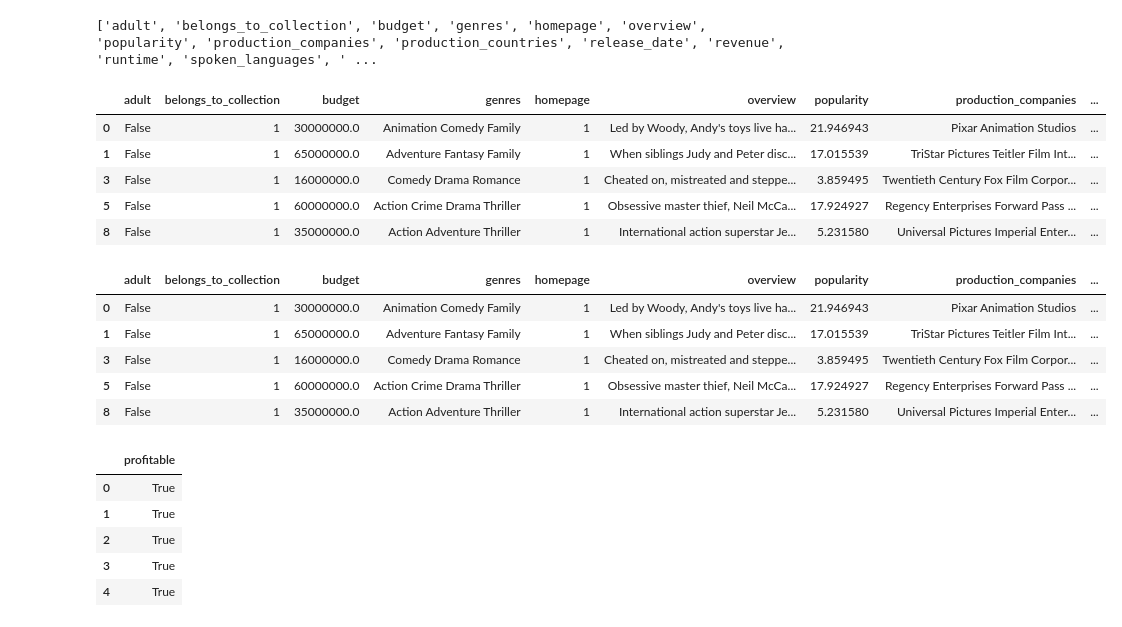
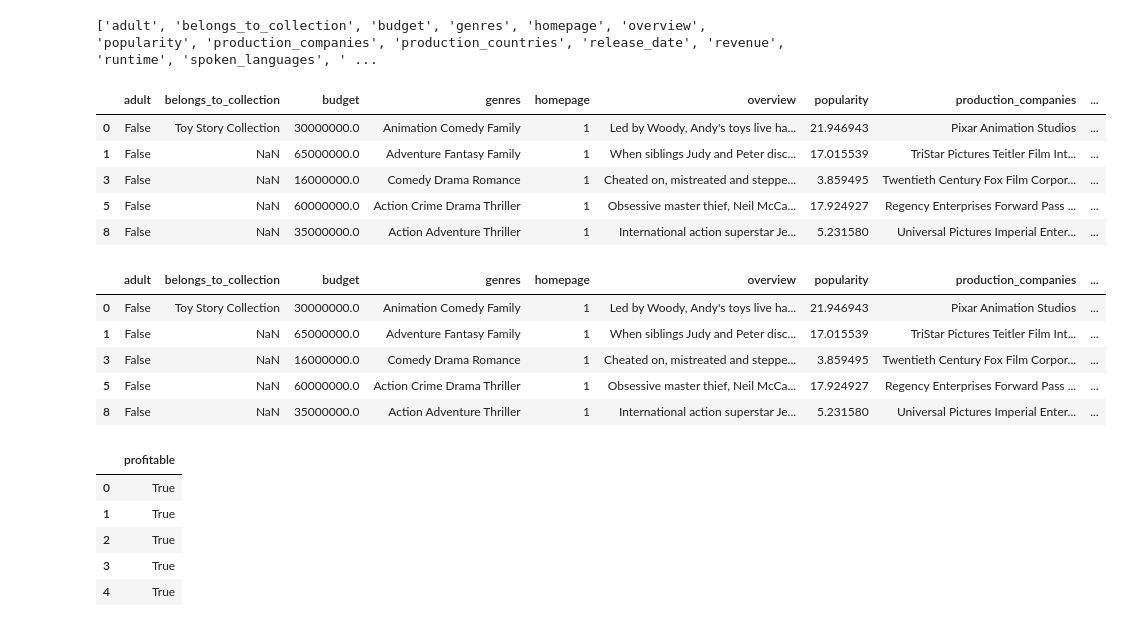
Before and after one commit to jjamay/SYDE-522-Project, a Jupyter notebook: data_prep.ipynb, the cells around one changed output. Saved outputs shown, nothing was run; the diff lists cells and outputs as text; code cells hidden in the pictures.

Commit message:
Fixing belongs to collection field

```diff
--- a/data_prep.ipynb
+++ b/data_prep.ipynb
@@ -77,7 +76,6 @@ print(list(movies_md_df.columns))
 ['adult', 'belongs_to_collection', 'budget', 'genres', 'homepage', 'overview', 'popularity', 'production_companies', 'production_countries', 'release_date', 'revenue', 'runtime', 'spoken_languages', ' ...
 # %%
 movies_md_df['homepage'] = movies_md_df['homepage'].apply(lambda x: 0 if x == np.nan else 1)
-movies_md_df['belongs_to_collection'] = movies_md_df['belongs_to_collection'].apply(lambda x: 0 if x == np.nan else 1)
 movies_md_df['producers'] = movies_md_df['crew'].apply(get_role_list, role='Producer')
 movies_md_df['executive_producers'] = movies_md_df['crew'].apply(get_role_list, role='Executive Producer')
 
@@ -97,11 +95,11 @@ for col in columns_with_list_of_str:
 movies_md_df.head()
 # %% [output]
 |  | adult | belongs_to_collection | budget | genres | homepage | overview | popularity | production_companies | ... |
-| 0 | False | 1 | 30000000.0 | Animation Comedy Family | 1 | Led by Woody, Andy's toys live ha... | 21.946943 | Pixar Animation Studios | ... |
-| 1 | False | 1 | 65000000.0 | Adventure Fantasy Family | 1 | When siblings Judy and Peter disc... | 17.015539 | TriStar Pictures Teitler Film Int... | ... |
-| 3 | False | 1 | 16000000.0 | Comedy Drama Romance | 1 | Cheated on, mistreated and steppe... | 3.859495 | Twentieth Century Fox Film Corpor... | ... |
-| 5 | False | 1 | 60000000.0 | Action Crime Drama Thriller | 1 | Obsessive master thief, Neil McCa... | 17.924927 | Regency Enterprises Forward Pass ... | ... |
-| 8 | False | 1 | 35000000.0 | Action Adventure Thriller | 1 | International action superstar Je... | 5.231580 | Universal Pictures Imperial Enter... | ... |
+| 0 | False | Toy Story Collection | 30000000.0 | Animation Comedy Family | 1 | Led by Woody, Andy's toys live ha... | 21.946943 | Pixar Animation Studios | ... |
+| 1 | False | NaN | 65000000.0 | Adventure Fantasy Family | 1 | When siblings Judy and Peter disc... | 17.015539 | TriStar Pictures Teitler Film Int... | ... |
+| 3 | False | NaN | 16000000.0 | Comedy Drama Romance | 1 | Cheated on, mistreated and steppe... | 3.859495 | Twentieth Century Fox Film Corpor... | ... |
+| 5 | False | NaN | 60000000.0 | Action Crime Drama Thriller | 1 | Obsessive master thief, Neil McCa... | 17.924927 | Regency Enterprises Forward Pass ... | ... |
+| 8 | False | NaN | 35000000.0 | Action Adventure Thriller | 1 | International action superstar Je... | 5.231580 | Universal Pictures Imperial Enter... | ... |
 # %%
 # drop all rows that contain non-ascii characters
 import string
@@ -109,39 +107,40 @@ import string
 def is_all_ascii(chars):
     if pd.isnull(chars):
         return True
 
     printable = set(string.printable)
     for char in chars:
         if char not in printable:
             return False
 
     return True
 
 text_cols = [
     'genres',
     'overview',
     'production_companies',
     'production_countries',
     'tagline',
     'title',
     'cast',
     'keywords',
     'director',
     'producers',
-    'executive_producers'
+    'executive_producers',
+    'belongs_to_collection'
 ]
 
 for col in text_cols:
     movies_md_df = movies_md_df[movies_md_df[col].apply(is_all_ascii)]
 
 movies_md_df.head()
 # %% [output]
 |  | adult | belongs_to_collection | budget | genres | homepage | overview | popularity | production_companies | ... |
-| 0 | False | 1 | 30000000.0 | Animation Comedy Family | 1 | Led by Woody, Andy's toys live ha... | 21.946943 | Pixar Animation Studios | ... |
-| 1 | False | 1 | 65000000.0 | Adventure Fantasy Family | 1 | When siblings Judy and Peter disc... | 17.015539 | TriStar Pictures Teitler Film Int... | ... |
-| 3 | False | 1 | 16000000.0 | Comedy Drama Romance | 1 | Cheated on, mistreated and steppe... | 3.859495 | Twentieth Century Fox Film Corpor... | ... |
-| 5 | False | 1 | 60000000.0 | Action Crime Drama Thriller | 1 | Obsessive master thief, Neil McCa... | 17.924927 | Regency Enterprises Forward Pass ... | ... |
-| 8 | False | 1 | 35000000.0 | Action Adventure Thriller | 1 | International action superstar Je... | 5.231580 | Universal Pictures Imperial Enter... | ... |
+| 0 | False | Toy Story Collection | 30000000.0 | Animation Comedy Family | 1 | Led by Woody, Andy's toys live ha... | 21.946943 | Pixar Animation Studios | ... |
+| 1 | False | NaN | 65000000.0 | Adventure Fantasy Family | 1 | When siblings Judy and Peter disc... | 17.015539 | TriStar Pictures Teitler Film Int... | ... |
+| 3 | False | NaN | 16000000.0 | Comedy Drama Romance | 1 | Cheated on, mistreated and steppe... | 3.859495 | Twentieth Century Fox Film Corpor... | ... |
+| 5 | False | NaN | 60000000.0 | Action Crime Drama Thriller | 1 | Obsessive master thief, Neil McCa... | 17.924927 | Regency Enterprises Forward Pass ... | ... |
+| 8 | False | NaN | 35000000.0 | Action Adventure Thriller | 1 | International action superstar Je... | 5.231580 | Universal Pictures Imperial Enter... | ... |
 # %%
 y = movies_md_df['revenue_divide_budget'].apply(lambda x: x >= 1)
 y = pd.DataFrame(y.values, columns=['profitable'])
```
Also changed, not shown: parts of 1 cell of this notebook.
